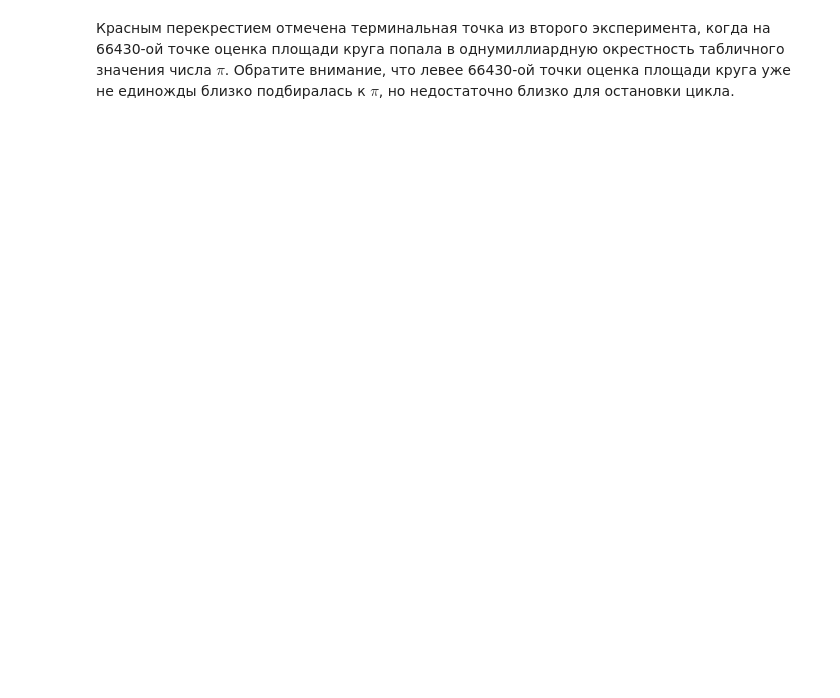
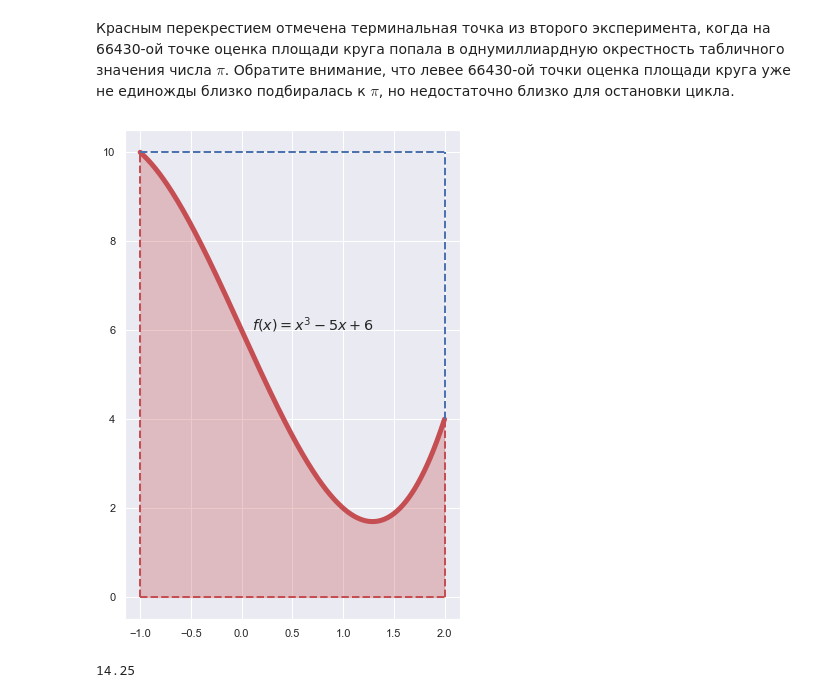
Before and after one commit to EvgenyMeredelin/appstat, a Jupyter notebook: appstat_03.ipynb, the cells around one changed output. Drawn from its saved outputs; the diff is of its cells as text; code cells hidden in the pictures; blank space fills up the shorter version.

```diff
--- a/appstat_03.ipynb
+++ b/appstat_03.ipynb
@@ -106,2 +107,24 @@ monte_carlo_pi(xmax=1e5)
 # %% [markdown]
 Красным перекрестием отмечена терминальная точка из второго эксперимента, когда на 66430-ой точке оценка площади круга попала в однумиллиардную окрестность табличного значения числа $\pi$. Обратите внимание, что левее 66430-ой точки оценка площади круга уже не единожды близко подбиралась к $\pi$, но недостаточно близко для остановки цикла.
+# %%
+plt.figure(figsize=(6, 9))
+x = np.linspace(-1, 2, 301)
+f = lambda x: x**3 - 5*x + 6
+params = {'ls': '--', 'lw': 2}
+plt.plot(x, f(x), lw=5, color='r')
+plt.vlines(-1, 0, 10, color='r', **params)
+plt.vlines(2, 0, 4, color='r', **params)
+plt.vlines(2, 4, 10, **params)
+plt.hlines(0, -1, 2, color='r', **params)
+plt.hlines(10, -1, 2, **params)
+plt.fill_between(x, f(x), 0, color='r', alpha=.3)
+plt.annotate('$f(x)=x^3-5x+6$', xycoords='data',
+             xy=(.1, 6), fontsize='x-large')
+plt.show()
+# %% [output]
+[figure, added]
+# %%
+area_true = quad(f, -1, 2)[0]
+area_true  # 14.25
+# %% [output]
+14.25
```
Also changed, not shown: parts of 3 cells of this notebook.
